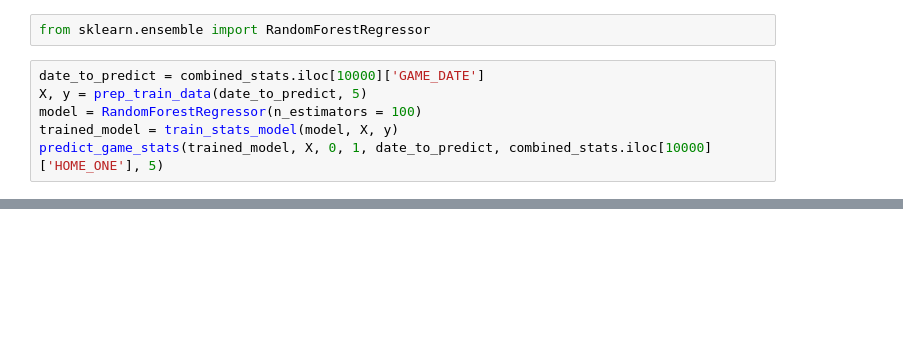
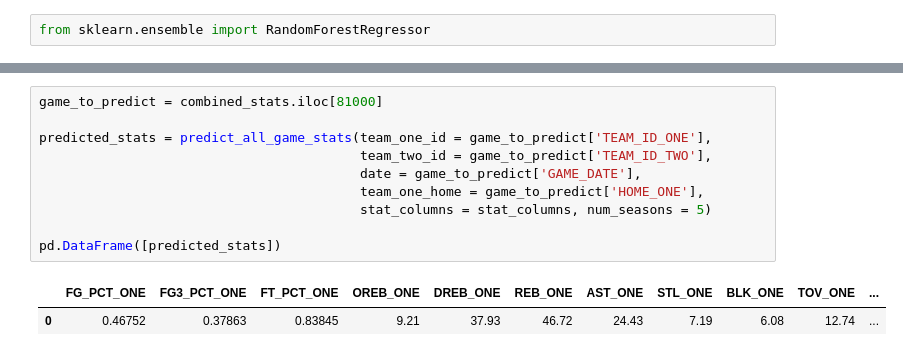
Before and after one commit to tanmbillawala/nba_game_predictor, a Jupyter notebook: CMPE257Project.ipynb, the cells around one changed output, grey strips where cells are left out. Saved outputs shown, nothing was run; the diff lists cells and outputs as text; blank space fills up the shorter version.

Commit message:
working second model

```diff
--- a/CMPE257Project.ipynb
+++ b/CMPE257Project.ipynb
@@ -925,8 +929,2 @@ def predict_game_stats(model, X, team_one_id, team_two_id, date, team_one_home,
 # %%
 from sklearn.ensemble import RandomForestRegressor
-# %%
-date_to_predict = combined_stats.iloc[10000]['GAME_DATE']
-X, y = prep_train_data(date_to_predict, 5)
-model = RandomForestRegressor(n_estimators = 100)
-trained_model = train_stats_model(model, X, y)
-predict_game_stats(trained_model, X, 0, 1, date_to_predict, combined_stats.iloc[10000]['HOME_ONE'], 5)
@@ -936 +984,14 @@ predict_game_stats(trained_model, X, 0, 1, date_to_predict, combined_stats.iloc[
+# %%
+game_to_predict = combined_stats.iloc[81000]
+
+predicted_stats = predict_all_game_stats(team_one_id = game_to_predict['TEAM_ID_ONE'],
+                                         team_two_id = game_to_predict['TEAM_ID_TWO'],
+                                         date = game_to_predict['GAME_DATE'],
+                                         team_one_home = game_to_predict['HOME_ONE'],
+                                         stat_columns = stat_columns, num_seasons = 5)
+
+pd.DataFrame([predicted_stats])
+# %% [output]
+|  | FG_PCT_ONE | FG3_PCT_ONE | FT_PCT_ONE | OREB_ONE | DREB_ONE | REB_ONE | AST_ONE | STL_ONE | BLK_ONE | TOV_ONE | ... |
+| 0 | 0.46752 | 0.37863 | 0.83845 | 9.21 | 37.93 | 46.72 | 24.43 | 7.19 | 6.08 | 12.74 | ... |
 # %%
```
Also changed, not shown: parts of 11 cells of this notebook.
